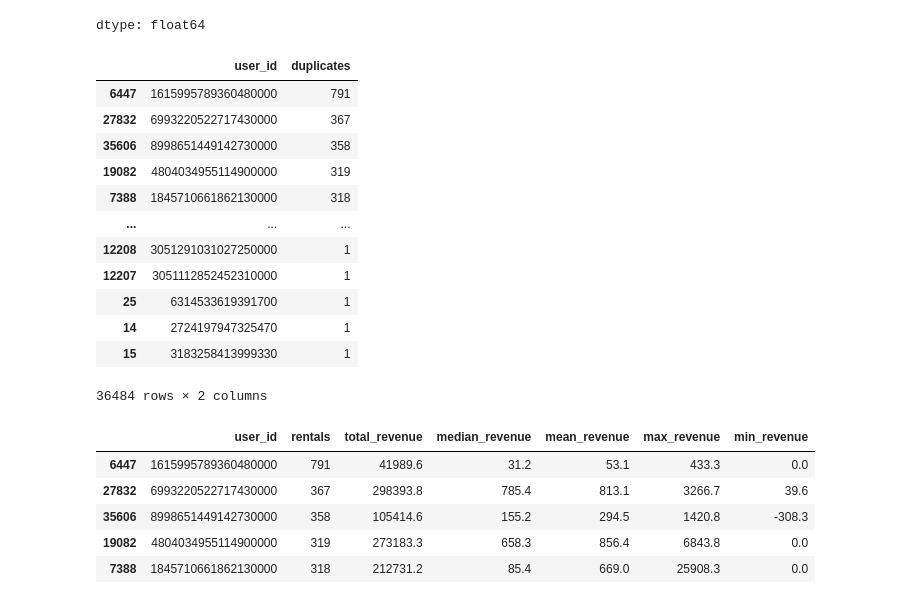
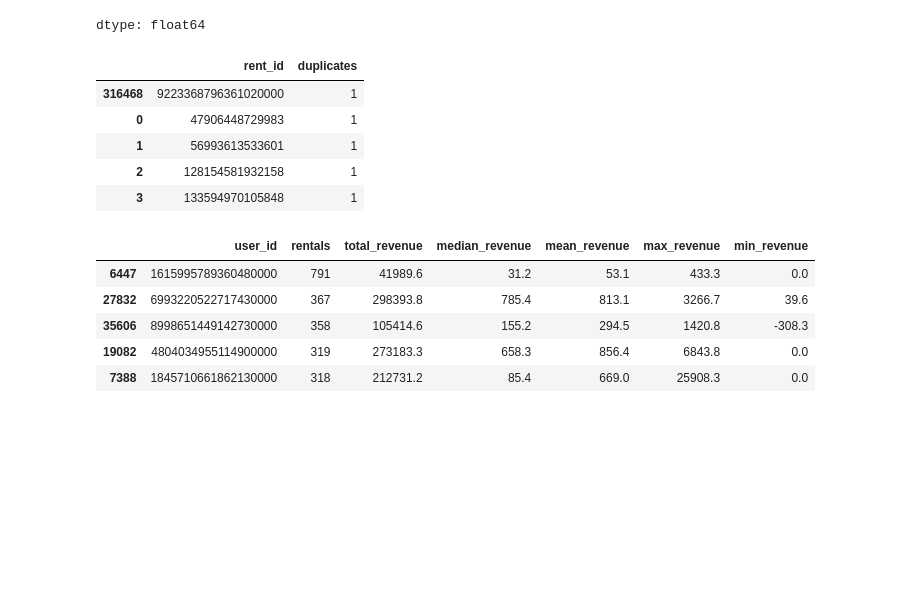
Before and after one commit to YuliaLoburets/A-B-test_project, a Jupyter notebook: A_B_Testing_project.ipynb, the cells around one changed output. Saved outputs shown, nothing was run; the diff lists cells and outputs as text; code cells hidden in the pictures; blank space fills up the shorter version.

```diff
--- a/A_B_Testing_project.ipynb
+++ b/A_B_Testing_project.ipynb
@@ -98,22 +98,15 @@ overview['cost'].describe()
 | max | 425839.583300 |
 dtype: float64
 # %%
-dup = overview.groupby('user_id').agg(duplicates=('user_id','count')).reset_index()
-dup.sort_values(by='duplicates', ascending=False)
+dup = overview.groupby('rent_id').agg(duplicates=('rent_id','count')).reset_index()
+dup.sort_values(by='duplicates', ascending=False).head(5)
 # %% [output]
-|  | user_id | duplicates |
-| 6447 | 1615995789360480000 | 791 |
-| 27832 | 6993220522717430000 | 367 |
-| 35606 | 8998651449142730000 | 358 |
-| 19082 | 4804034955114900000 | 319 |
-| 7388 | 1845710661862130000 | 318 |
-| ... | ... | ... |
-| 12208 | 3051291031027250000 | 1 |
-| 12207 | 3051112852452310000 | 1 |
-| 25 | 6314533619391700 | 1 |
-| 14 | 2724197947325470 | 1 |
-| 15 | 3183258413999330 | 1 |
+|  | rent_id | duplicates |
+| 316468 | 9223368796361020000 | 1 |
+| 0 | 47906448729983 | 1 |
+| 1 | 56993613533601 | 1 |
+| 2 | 128154581932158 | 1 |
+| 3 | 133594970105848 | 1 |
-36484 rows × 2 columns
 # %%
 user_overview = overview.groupby('user_id').agg(
                                                 rentals=('rent_id', 'count'),
```
Also changed, not shown: parts of 14 cells of this notebook.
